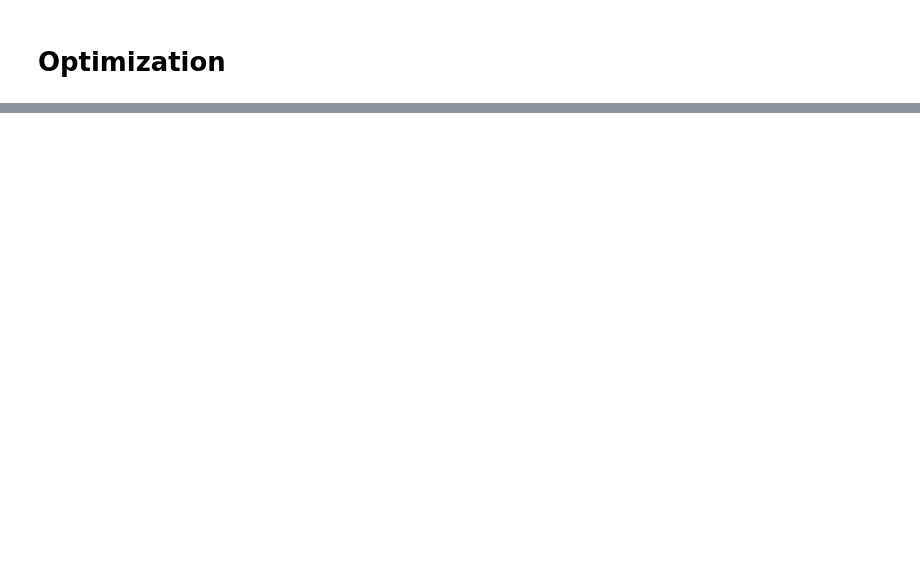
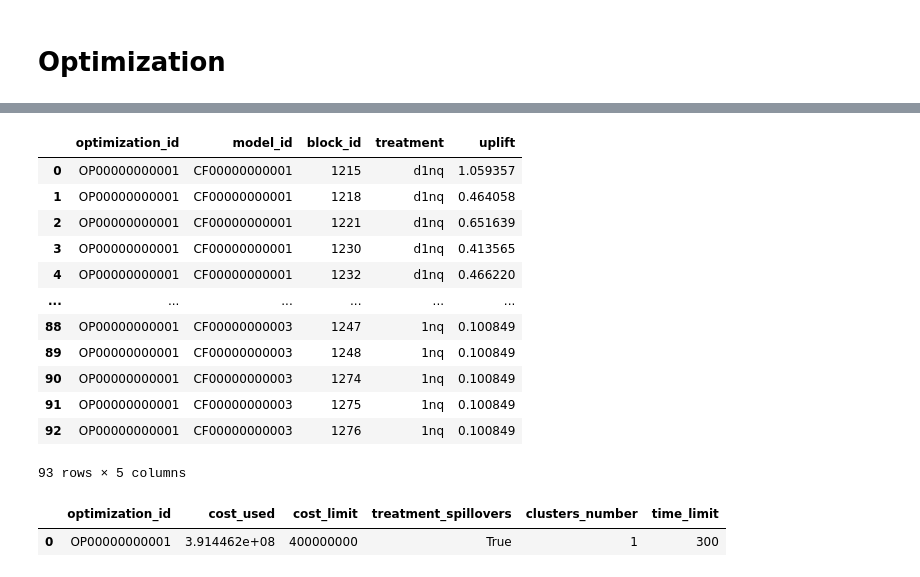
Before and after one commit to Andrew10MAIN/urban_regeneration_platform, a Jupyter notebook: experiments/notebooks/optimization_experimenting.ipynb, the cells around one changed output, grey strips where cells are left out. Drawn from its saved outputs; the diff is of its cells as text; code cells hidden in the pictures; blank space fills up the shorter version.

```diff
--- a/experiments/notebooks/optimization_experimenting.ipynb
+++ b/experiments/notebooks/optimization_experimenting.ipynb
@@ -172,6 +78,14 @@ list_of_the_uplifts = ['urVibBlPr_coun_00000000', 'urVibSCBx_coun_00000000',
        'socVrEduc_avrg_00000000']
 latest_uplifts = True
 post_period = 2025
+
+COST_LIMIT   = 400_000_000
+
+SPILL_ON_TREATED = True
+N_CLUSTERS   = 1
+TIME_LIMIT   = 300
+
+OPT_ID = 'OP00000000001'
 # %% [markdown]
 # Data preparation
 # %%
@@ -265,2 +224,7 @@ sel_uplifts_df_to_check_sign_d1nq2.columns.tolist()
 # %% [markdown]
 # Optimization
+# %%
+gdf = uplifts_for_optimization_gdf.copy().reset_index(drop=True)
+ID_COL       = "block_id"
+COST_COL     = "costs"
+NORMALIZE    = True
@@ -266,0 +316,52 @@ sel_uplifts_df_to_check_sign_d1nq2.columns.tolist()
+# %%
+sel  = np.array([int(round(x[i].value() or 0)) for i in range(n)], dtype=bool)
+spil = np.array([int(round(y[i].value() or 0)) for i in range(n)], dtype=bool)
+
+res = gdf.copy()
+res["treated_direct"]   = sel
+res["treated_spillover"] = spil & ~sel
+
+uplifts_df_final_results_pre1 = uplifts_df.copy()
+uplifts_df_final_results_pre1['target_id'] = uplifts_df_final_results_pre1['model_id'].replace(models_dict)
+uplifts_df_final_results_pre1_d1nq = uplifts_df_final_results_pre1[
+    (uplifts_df_final_results_pre1['treatment'] == 'd1nq')
+    &(uplifts_df_final_results_pre1['target_id'].isin([c[:-5] for c in direct_cols]))
+    &(uplifts_df_final_results_pre1['block_id'].isin(res[res["treated_direct"] ==True]['block_id'].unique().tolist()))
+    ]
+uplifts_df_final_results_pre1_1nq = uplifts_df_final_results_pre1[
+    (uplifts_df_final_results_pre1['treatment'] == '1nq')
+    &(uplifts_df_final_results_pre1['target_id'].isin([c[:-4] for c in indirect_cols]))
+    &(uplifts_df_final_results_pre1['block_id'].isin(res[res["treated_spillover"] ==True]['block_id'].unique().tolist()))
+    ]
+uplifts_df_final_results =pd.concat([uplifts_df_final_results_pre1_d1nq , uplifts_df_final_results_pre1_1nq]).drop(
+    columns = ['target_id']).reset_index(drop=True).copy()
+uplifts_df_final_results['optimization_id'] = OPT_ID
+uplifts_df_final_results = uplifts_df_final_results[['optimization_id', 'model_id', 'block_id',	'treatment', 'uplift']]
+uplifts_df_final_results
+# %% [output]
+|  | optimization_id | model_id | block_id | treatment | uplift |
+| 0 | OP00000000001 | CF00000000001 | 1215 | d1nq | 1.059357 |
+| 1 | OP00000000001 | CF00000000001 | 1218 | d1nq | 0.464058 |
+| 2 | OP00000000001 | CF00000000001 | 1221 | d1nq | 0.651639 |
+| 3 | OP00000000001 | CF00000000001 | 1230 | d1nq | 0.413565 |
+| 4 | OP00000000001 | CF00000000001 | 1232 | d1nq | 0.466220 |
+| ... | ... | ... | ... | ... | ... |
+| 88 | OP00000000001 | CF00000000003 | 1247 | 1nq | 0.100849 |
+| 89 | OP00000000001 | CF00000000003 | 1248 | 1nq | 0.100849 |
+| 90 | OP00000000001 | CF00000000003 | 1274 | 1nq | 0.100849 |
+| 91 | OP00000000001 | CF00000000003 | 1275 | 1nq | 0.100849 |
+| 92 | OP00000000001 | CF00000000003 | 1276 | 1nq | 0.100849 |
+93 rows × 5 columns
+# %%
+optimization_df_sum = pd.DataFrame({
+    'optimization_id':[OPT_ID],
+    'cost_used': [cost[sel].sum()],
+    'cost_limit': [COST_LIMIT],
+    'treatment_spillovers': [SPILL_ON_TREATED],
+    'clusters_number':[N_CLUSTERS],
+    'time_limit': [TIME_LIMIT]
+})
+optimization_df_sum
+# %% [output]
+|  | optimization_id | cost_used | cost_limit | treatment_spillovers | clusters_number | time_limit |
+| 0 | OP00000000001 | 3.914462e+08 | 400000000 | True | 1 | 300 |
```
Also changed, not shown: parts of 11 cells of this notebook, 11 other files.
